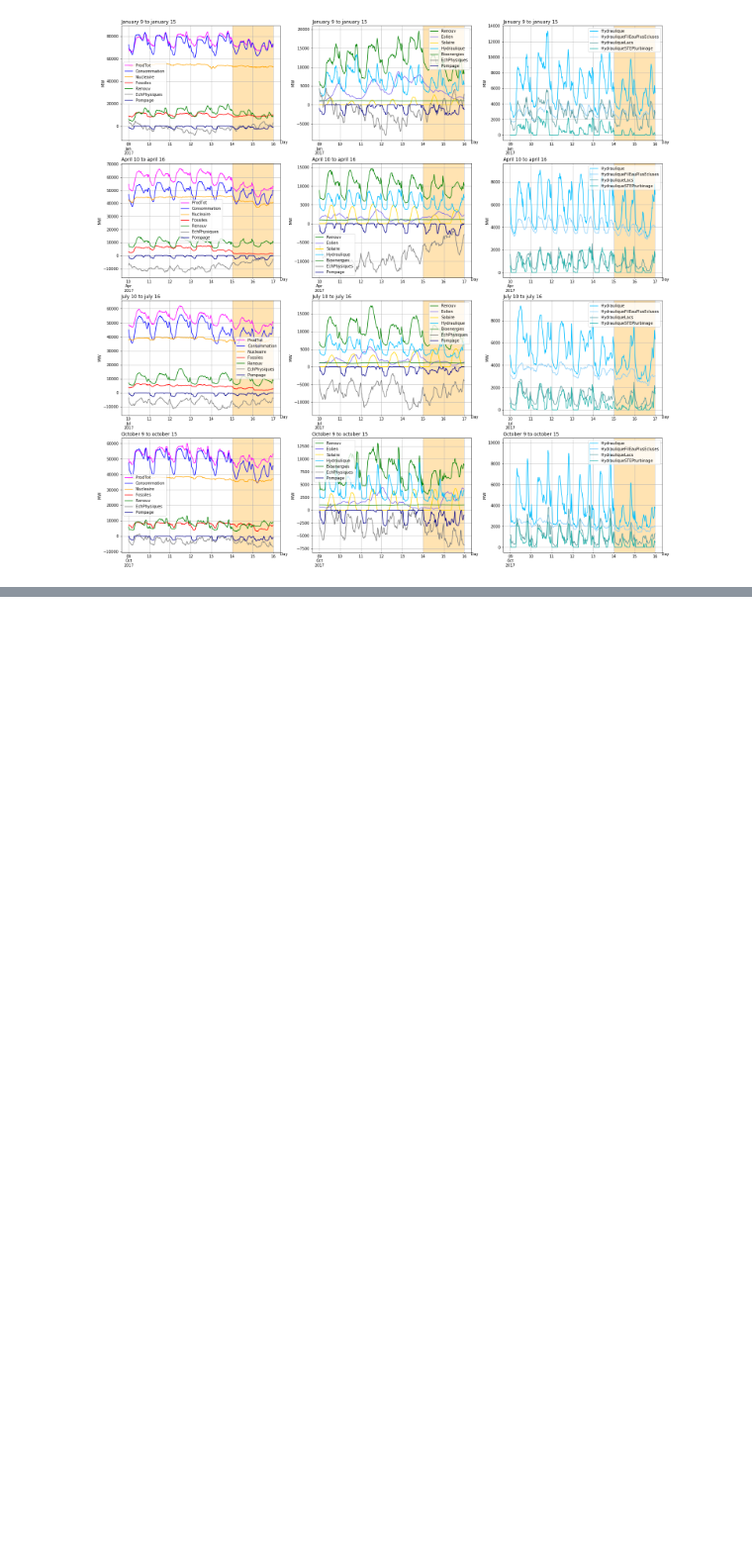
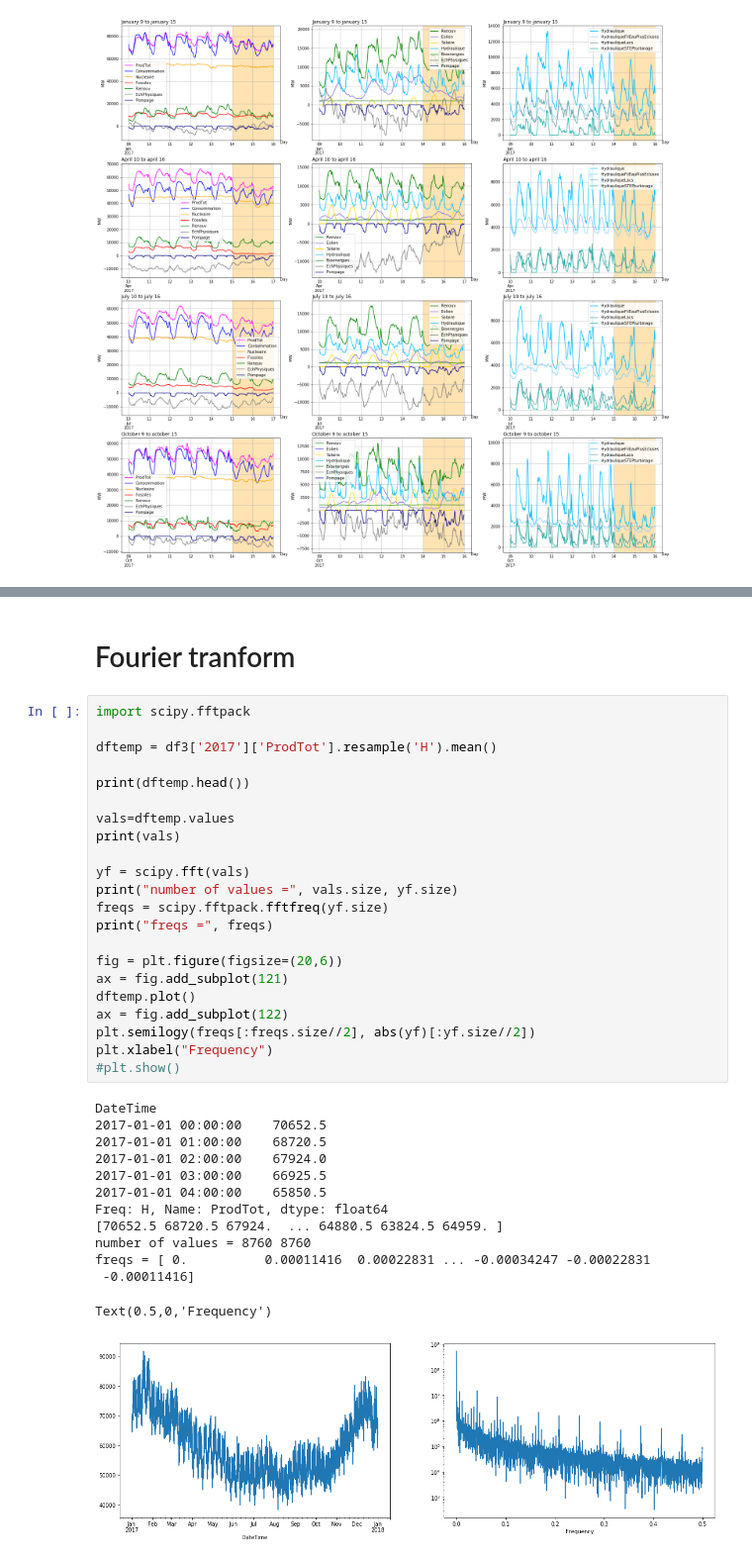
Before and after one commit to ebusato/EnergyAnalysis, a Jupyter notebook: EnergyAnalysis_RTE.ipynb, the cells around one changed output, grey strips where cells are left out. Shown at 99% size. Cells and saved outputs as stored; diff of their text form; blank space fills up the shorter version.

```diff
--- a/EnergyAnalysis_RTE.ipynb
+++ b/EnergyAnalysis_RTE.ipynb
@@ -322,0 +325,38 @@ dftemp[what].corr()
+# %% [markdown]
+# Fourier tranform
+# %%
+import scipy.fftpack
+
+dftemp = df3['2017']['ProdTot'].resample('H').mean()
+
+print(dftemp.head())
+
+vals=dftemp.values
+print(vals)
+
+yf = scipy.fft(vals)
+print("number of values =", vals.size, yf.size)
+freqs = scipy.fftpack.fftfreq(yf.size)
+print("freqs =", freqs)
+
+fig = plt.figure(figsize=(20,6))
+ax = fig.add_subplot(121)
+dftemp.plot()
+ax = fig.add_subplot(122)
+plt.semilogy(freqs[:freqs.size//2], abs(yf)[:yf.size//2])
+plt.xlabel("Frequency")
+#plt.show()
+# %% [output]
+DateTime
+2017-01-01 00:00:00    70652.5
+2017-01-01 01:00:00    68720.5
+2017-01-01 02:00:00    67924.0
+2017-01-01 03:00:00    66925.5
+2017-01-01 04:00:00    65850.5
+Freq: H, Name: ProdTot, dtype: float64
+[70652.5 68720.5 67924.  ... 64880.5 63824.5 64959. ]
+number of values = 8760 8760
+freqs = [ 0.          0.00011416  0.00022831 ... -0.00034247 -0.00022831
+ -0.00011416]
+Text(0.5,0,'Frequency')
+[figure, added]
```
Also changed, not shown: parts of 6 cells of this notebook.
